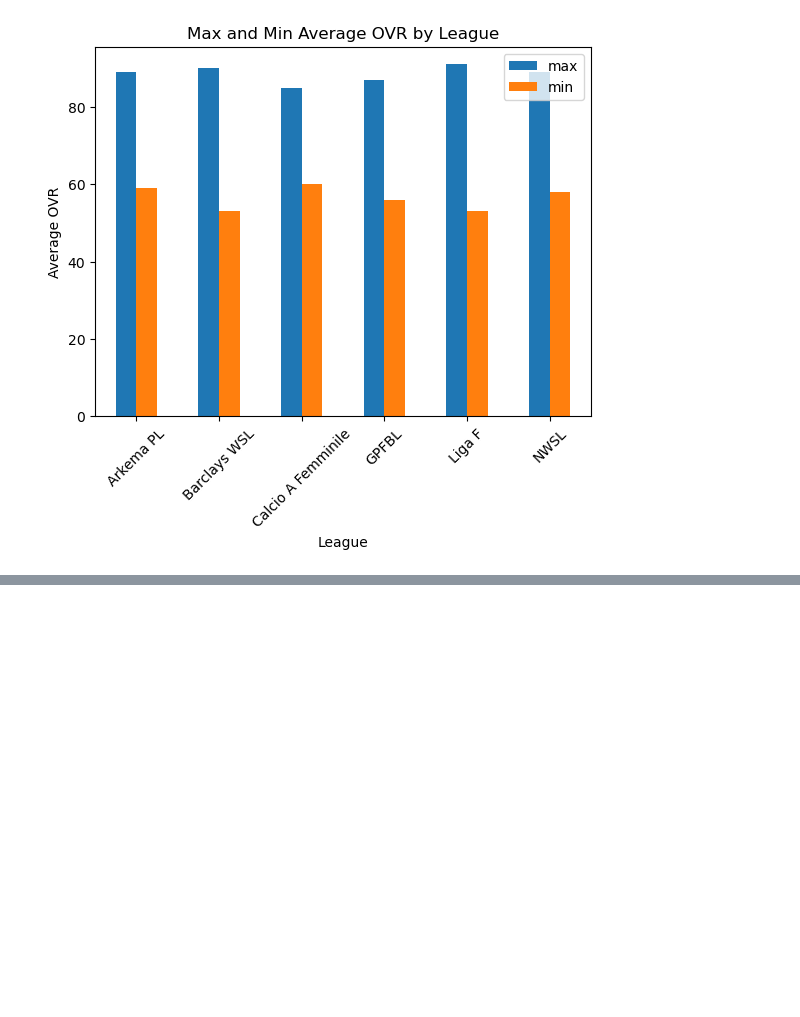
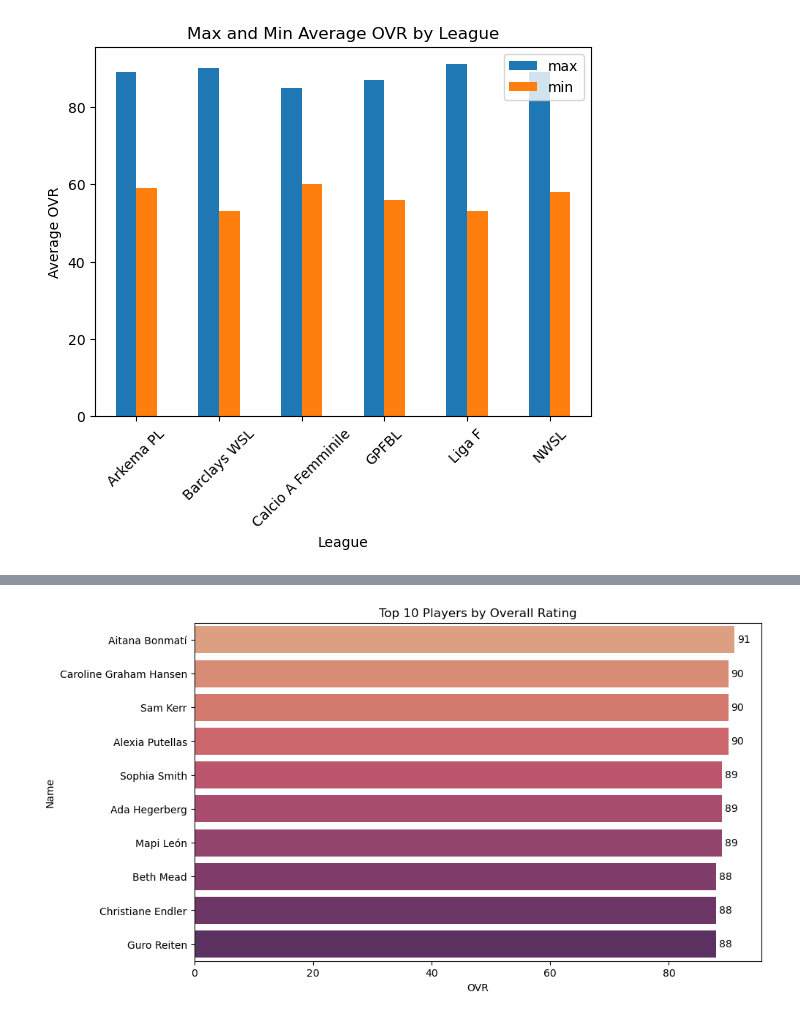
Before and after one commit to abryantgithub/FC25-EDA, a Jupyter notebook: FC25_FEMALE_PLAYERS_EDA.ipynb, the cells around one changed output, grey strips where cells are left out. Drawn from its saved outputs; the diff is of its cells as text; code cells hidden in the pictures; blank space fills up the shorter version.

```diff
--- a/FC25_FEMALE_PLAYERS_EDA.ipynb
+++ b/FC25_FEMALE_PLAYERS_EDA.ipynb
@@ -565,0 +573,5 @@ plt.show()
+# %%
+# Top 10 Players with Highest Rating
+ovr_rank = dff.sort_values('OVR', ascending=False)
+overall_rank = ovr_rank[['Name', 'Age', 'Nation', 'Team', 'OVR']].head(10)
+overall_rank
@@ -565,0 +590,15 @@ plt.show()
+# %%
+# Top 10 players visualization with barplot
+
+plt.figure(figsize=(10, 6))
+plt_bar = sns.barplot(x='OVR', y='Name', data=overall_rank, palette='flare')
+for bar in plt_bar.patches:
+    bar.set_height(0.8)
+plt.title('Top 10 Players by Overall Rating')
+for index, value in enumerate(overall_rank['OVR']):
+    plt.text(value + 0.5, index, str(value), ha='left', va='center')
+plt.xlabel('OVR')
+plt.ylabel('Name')
+plt.show()
+# %% [output]
+[figure, added]
```
Also changed, not shown: parts of 11 cells of this notebook.
